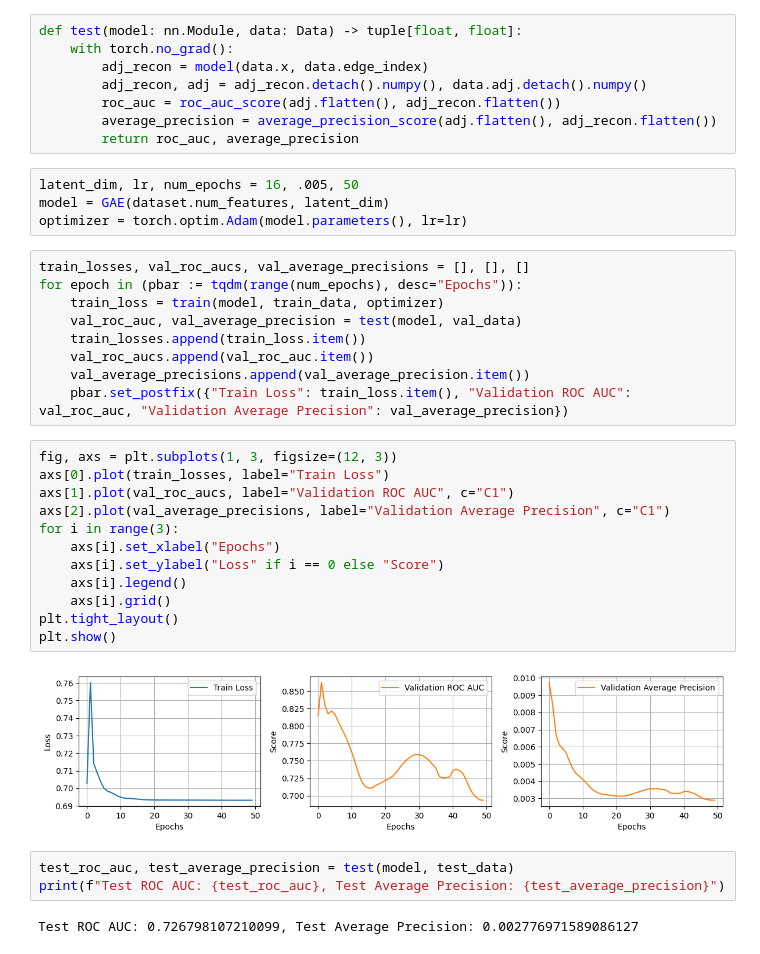
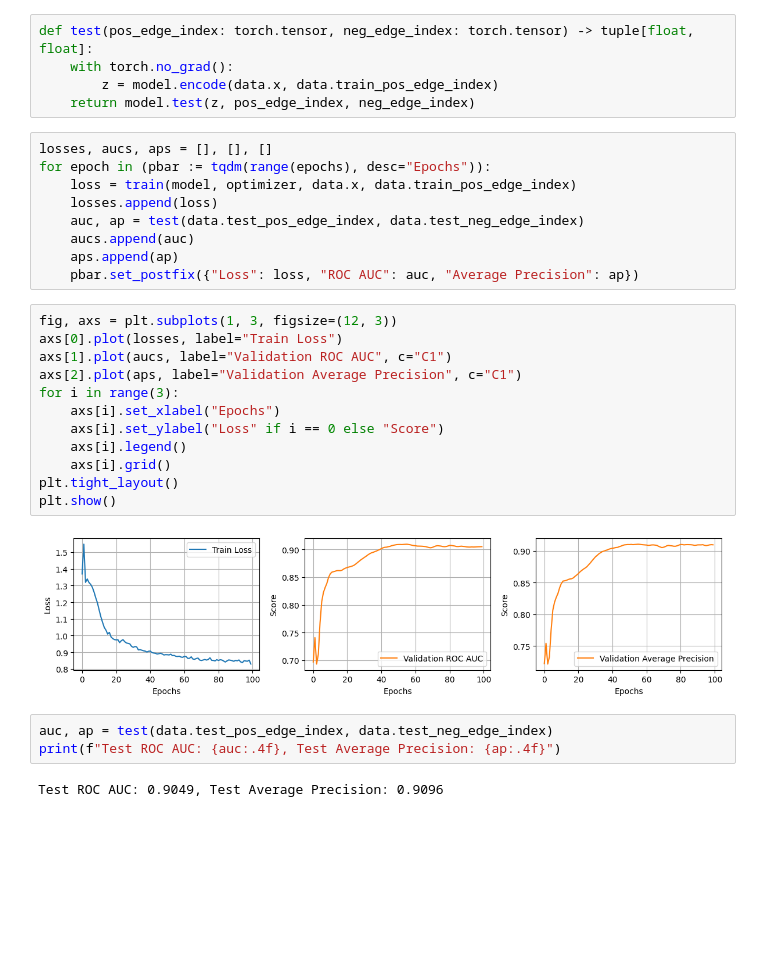
Before and after one commit to timothewt/Autoencoders, a Jupyter notebook: notebooks/graph_autoencoder.ipynb, the cells around one changed output. Saved outputs shown, nothing was run; the diff lists cells and outputs as text; blank space fills up the shorter version.

Commit message:
now using Pytorch geometric GAE, for link prediction and graph clustering

```diff
--- a/notebooks/graph_autoencoder.ipynb
+++ b/notebooks/graph_autoencoder.ipynb
@@ -77,40 +57,33 @@ def train(model: nn.Module, data: Data, optimizer: torch.optim.Optimizer) -> tor
-# %%
-def test(model: nn.Module, data: Data) -> tuple[float, float]:
-	with torch.no_grad():
-		adj_recon = model(data.x, data.edge_index)
-		adj_recon, adj = adj_recon.detach().numpy(), data.adj.detach().numpy()
-		roc_auc = roc_auc_score(adj.flatten(), adj_recon.flatten())
-		average_precision = average_precision_score(adj.flatten(), adj_recon.flatten())
-		return roc_auc, average_precision
-# %%
-latent_dim, lr, num_epochs = 16, .005, 50
-model = GAE(dataset.num_features, latent_dim)
-optimizer = torch.optim.Adam(model.parameters(), lr=lr)
-# %%
-train_losses, val_roc_aucs, val_average_precisions = [], [], []
-for epoch in (pbar := tqdm(range(num_epochs), desc="Epochs")):
-	train_loss = train(model, train_data, optimizer)
-	val_roc_auc, val_average_precision = test(model, val_data)
-	train_losses.append(train_loss.item())
-	val_roc_aucs.append(val_roc_auc.item())
-	val_average_precisions.append(val_average_precision.item())
-	pbar.set_postfix({"Train Loss": train_loss.item(), "Validation ROC AUC": val_roc_auc, "Validation Average Precision": val_average_precision})
+# %%
+def test(pos_edge_index: torch.tensor, neg_edge_index: torch.tensor) -> tuple[float, float]:
+    with torch.no_grad():
+        z = model.encode(data.x, data.train_pos_edge_index)
+    return model.test(z, pos_edge_index, neg_edge_index)
+# %%
+losses, aucs, aps = [], [], []
+for epoch in (pbar := tqdm(range(epochs), desc="Epochs")):
+    loss = train(model, optimizer, data.x, data.train_pos_edge_index)
+    losses.append(loss)
+    auc, ap = test(data.test_pos_edge_index, data.test_neg_edge_index)
+    aucs.append(auc)
+    aps.append(ap)
+    pbar.set_postfix({"Loss": loss, "ROC AUC": auc, "Average Precision": ap})
 # %%
 fig, axs = plt.subplots(1, 3, figsize=(12, 3))
-axs[0].plot(train_losses, label="Train Loss")
-axs[1].plot(val_roc_aucs, label="Validation ROC AUC", c="C1")
-axs[2].plot(val_average_precisions, label="Validation Average Precision", c="C1")
+axs[0].plot(losses, label="Train Loss")
+axs[1].plot(aucs, label="Validation ROC AUC", c="C1")
+axs[2].plot(aps, label="Validation Average Precision", c="C1")
 for i in range(3):
 	axs[i].set_xlabel("Epochs")
 	axs[i].set_ylabel("Loss" if i == 0 else "Score")
 	axs[i].legend()
 	axs[i].grid()
 plt.tight_layout()
 plt.show()
 # %% [output]
-[figure, old version]
+[figure, new version]
 # %%
-test_roc_auc, test_average_precision = test(model, test_data)
-print(f"Test ROC AUC: {test_roc_auc}, Test Average Precision: {test_average_precision}")
+auc, ap = test(data.test_pos_edge_index, data.test_neg_edge_index)
+print(f"Test ROC AUC: {auc:.4f}, Test Average Precision: {ap:.4f}")
 # %% [output]
-Test ROC AUC: 0.726798107210099, Test Average Precision: 0.002776971589086127
+Test ROC AUC: 0.9049, Test Average Precision: 0.9096
```
Also changed, not shown: parts of 19 cells of this notebook.
